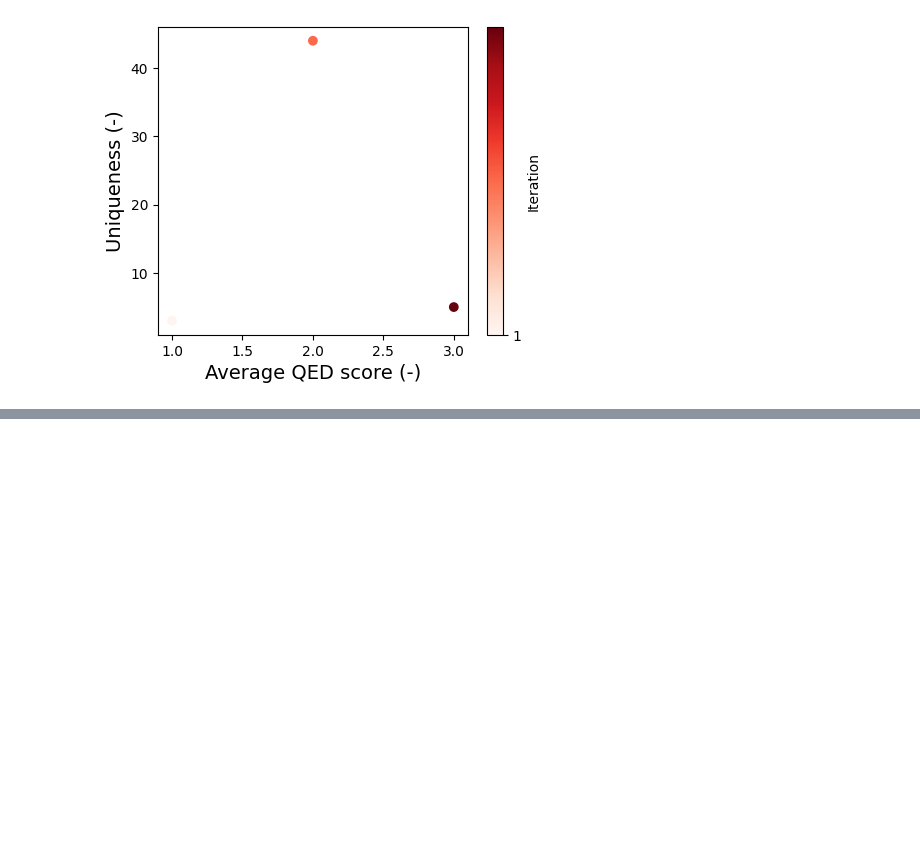
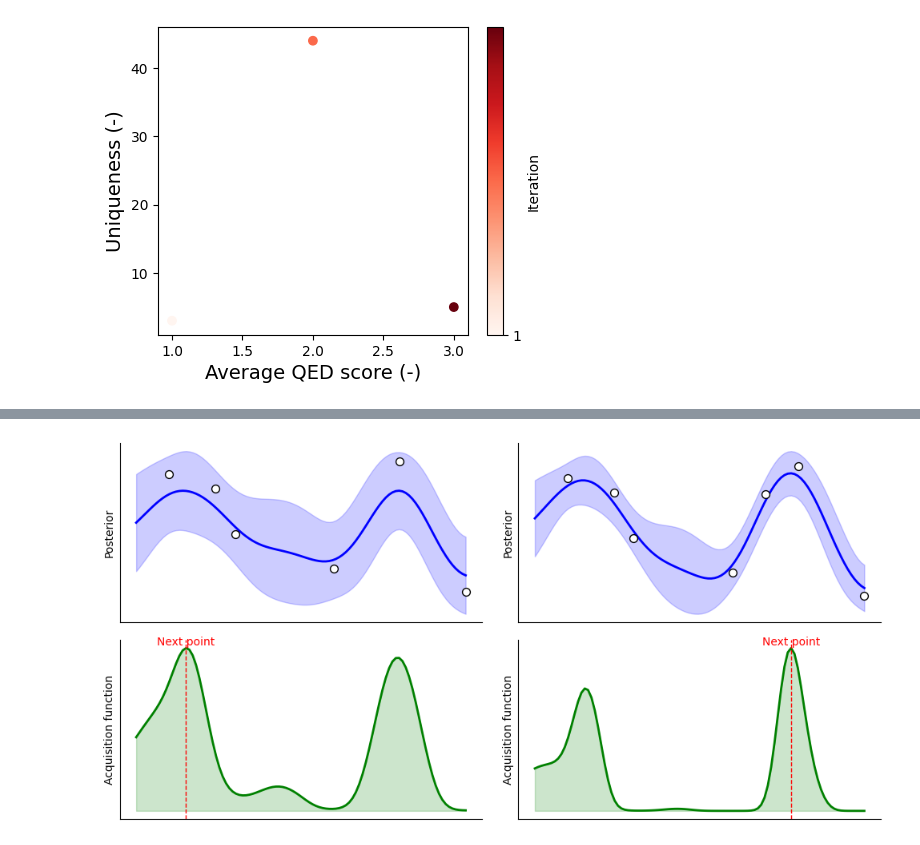
Before and after one commit to Lung-Yi/qmg, a Jupyter notebook: test_development/19_bo.ipynb, the cells around one changed output, grey strips where cells are left out. Saved outputs shown, nothing was run; the diff lists cells and outputs as text; code cells hidden in the pictures; blank space fills up the shorter version.

```diff
--- a/test_development/19_bo.ipynb
+++ b/test_development/19_bo.ipynb
@@ -245,0 +315,91 @@ findfont: Font family 'Arial' not found.
+# %%
+import numpy as np
+import matplotlib.pyplot as plt
+from scipy.stats import norm
+
+# Sample points
+x = np.linspace(0, 10, 100)
+y_true = np.sin(x / 1) * 2  # True function (unknown in BO)
+
+# Simulated observations
+x_obs = np.array([2.4, 3., 6, 8, 1, 10, 7])
+y_obs = np.sin(x_obs / 1) * 2 + np.random.normal(0, 0.01, size=x_obs.shape)
+
+from sklearn.gaussian_process import GaussianProcessRegressor
+from sklearn.gaussian_process.kernels import RBF, WhiteKernel
+
+# Plot settings for a Nature-style figure
+fig, axes = plt.subplots(2, 2, figsize=(10, 5))
+t_vals = [6, 7]
+
+for i, t in enumerate(t_vals):
+    ax_top = axes[0, i]
+    ax_bottom = axes[1, i]
+
+    # Use observations up to time t
+    x_obs_t = x_obs[:t]
+    y_obs_t = y_obs[:t]
+
+    # Reshape data for sklearn
+    X_obs_t = x_obs_t.reshape(-1, 1)
+    X = x.reshape(-1, 1)
+
+    # Gaussian Process posterior mean and confidence interval
+    kernel = RBF(length_scale=1.0) + WhiteKernel(noise_level=0.01)
+    gp = GaussianProcessRegressor(kernel=kernel)
+    gp.fit(X_obs_t, y_obs_t)
+    y_pred, y_std = gp.predict(X, return_std=True)
+
+    # Acquisition function (Expected Improvement)
+    y_max = np.max(y_obs_t)
+    xi = 0.01  # Exploration-exploitation trade-off parameter
+    mu = y_pred
+    sigma = y_std
+    with np.errstate(divide='warn'):
+        imp = mu - y_max - xi
+        Z = imp / sigma
+        ei = imp * norm.cdf(Z) + sigma * norm.pdf(Z)
+        ei[sigma == 0.0] = 0.0
+    acq_func = ei
+
+    # Posterior mean and confidence interval plot
+    ax_top.plot(x, y_pred, color='blue', linewidth=2)
+    ax_top.fill_between(x, y_pred - y_std, y_pred + y_std, color='blue', alpha=0.2)
+    ax_top.scatter(x_obs_t, y_obs_t, color='white', edgecolor='black', zorder=5, s=50, linewidth=1)
+    # ax_top.set_title(f'$t={t}$', fontsize=12)
+    ax_top.set_ylabel("Posterior")
+
+    # Remove ticks and spines
+    ax_top.set_yticks([])
+    ax_top.set_xticks([])
+    ax_top.spines['top'].set_visible(False)
+    ax_top.spines['right'].set_visible(False)
+
+    # New observation annotation for t=4
+    if t == 4:
+        x_new = x_obs[t - 1]  # The new observation at time t=4
+        y_new = y_obs[t - 1]
+        ax_top.scatter([x_new], [y_new], color='red', zorder=6, s=50)
+        ax_top.text(x_new, y_new + 0.2, "New observation", ha='center', fontsize=10)
+
+    # Acquisition function plot
+    x_next = X[np.argmax(acq_func)]
+    ax_bottom.plot(x, acq_func, color='green', linewidth=2)
+    ax_bottom.fill_between(x, 0, acq_func, color='green', alpha=0.2)
+    ax_bottom.axvline(x_next, color='red', linestyle='--', linewidth=1)
+    ax_bottom.text(x_next, np.max(acq_func), "Next point", color='red', ha='center', va='bottom', fontsize=10)
+    ax_bottom.set_ylabel("Acquisition function")
+
+    # Remove ticks and spines
+    ax_bottom.set_yticks([])
+    ax_bottom.set_xticks([])
+    ax_bottom.spines['top'].set_visible(False)
+    ax_bottom.spines['right'].set_visible(False)
+
+# General adjustments
+plt.tight_layout()
+plt.subplots_adjust(wspace=0.1, hspace=0.1)
+plt.savefig("bo.svg", format="svg")
+plt.show()
+# %% [output]
+[figure, added]
```
Also changed, not shown: parts of 1 cell of this notebook, 4 other files.
